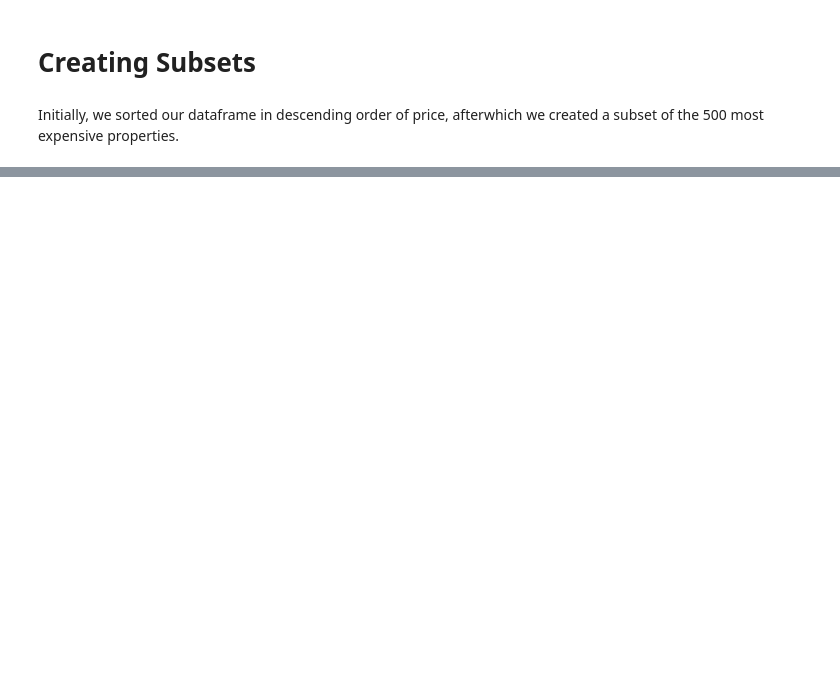
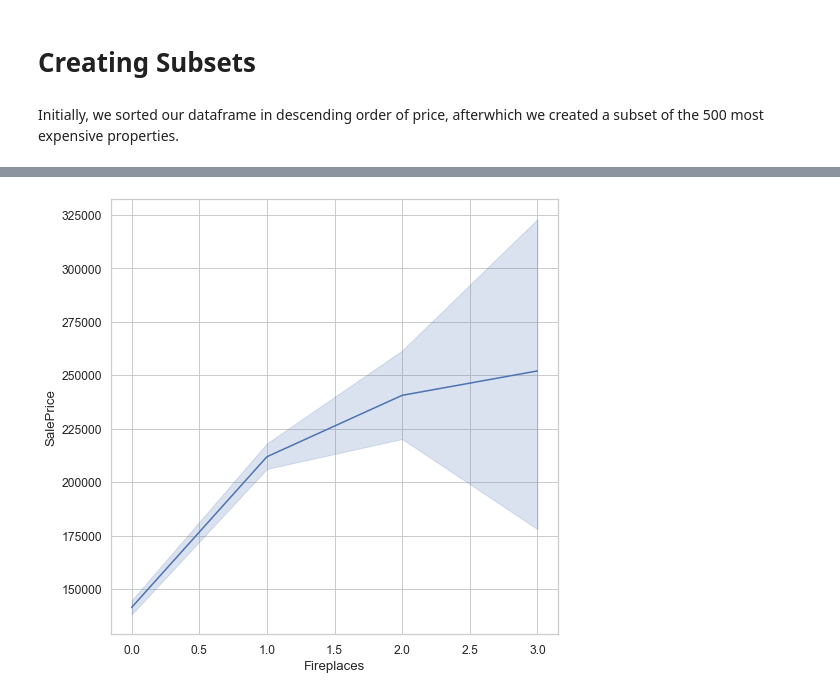
Before and after one commit to laurasuchomska/Housing_Prices_Project, a Jupyter notebook: Laura's Housing_Prices_Project.ipynb, the cells around one changed output, grey strips where cells are left out. Cells and saved outputs as stored; diff of their text form; code cells hidden in the pictures; blank space fills up the shorter version.

```diff
--- a/Laura's Housing_Prices_Project.ipynb
+++ b/Laura's Housing_Prices_Project.ipynb
@@ -841,0 +1195,5 @@ model.summary()
+# %%
+plt.figure(figsize = (8,8))
+ax= sns.lineplot(clean_df['Fireplaces'], clean_df['SalePrice'])
+# %% [output]
+[figure, added]
```
Also changed, not shown: parts of 63 cells of this notebook, 1 other file.
